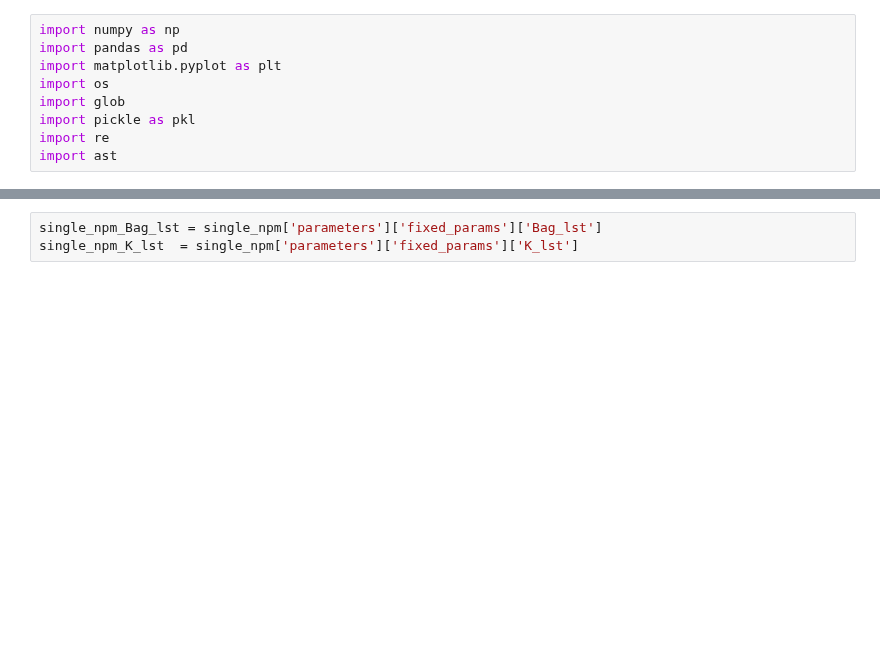
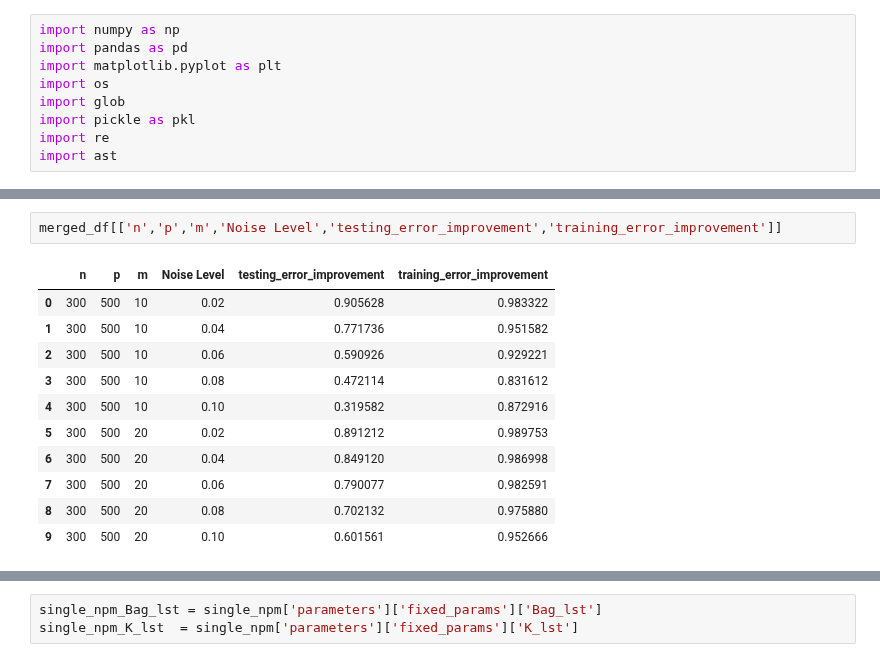
Before and after one commit to sleepysunny311/Projection_Pursuit_Summer, a Jupyter notebook: task8/Result_Analysis.ipynb, the cells around one changed output, grey strips where cells are left out. Saved outputs shown, nothing was run; the diff lists cells and outputs as text; blank space fills up the shorter version.

```diff
--- a/task8/Result_Analysis.ipynb
+++ b/task8/Result_Analysis.ipynb
@@ -118,3 +90,17 @@ merged_df
+# %%
+merged_df[['n','p','m','Noise Level','testing_error_improvement','training_error_improvement']]
+# %% [output]
+|  | n | p | m | Noise Level | testing_error_improvement | training_error_improvement |
+| 0 | 300 | 500 | 10 | 0.02 | 0.905628 | 0.983322 |
+| 1 | 300 | 500 | 10 | 0.04 | 0.771736 | 0.951582 |
+| 2 | 300 | 500 | 10 | 0.06 | 0.590926 | 0.929221 |
+| 3 | 300 | 500 | 10 | 0.08 | 0.472114 | 0.831612 |
+| 4 | 300 | 500 | 10 | 0.10 | 0.319582 | 0.872916 |
+| 5 | 300 | 500 | 20 | 0.02 | 0.891212 | 0.989753 |
+| 6 | 300 | 500 | 20 | 0.04 | 0.849120 | 0.986998 |
+| 7 | 300 | 500 | 20 | 0.06 | 0.790077 | 0.982591 |
+| 8 | 300 | 500 | 20 | 0.08 | 0.702132 | 0.975880 |
+| 9 | 300 | 500 | 20 | 0.10 | 0.601561 | 0.952666 |
 # %%
 for group in list_of_groups:
     group.columns = group.columns.str.replace('Error', '')
```
Also changed, not shown: parts of 18 cells of this notebook, 17 other files.
